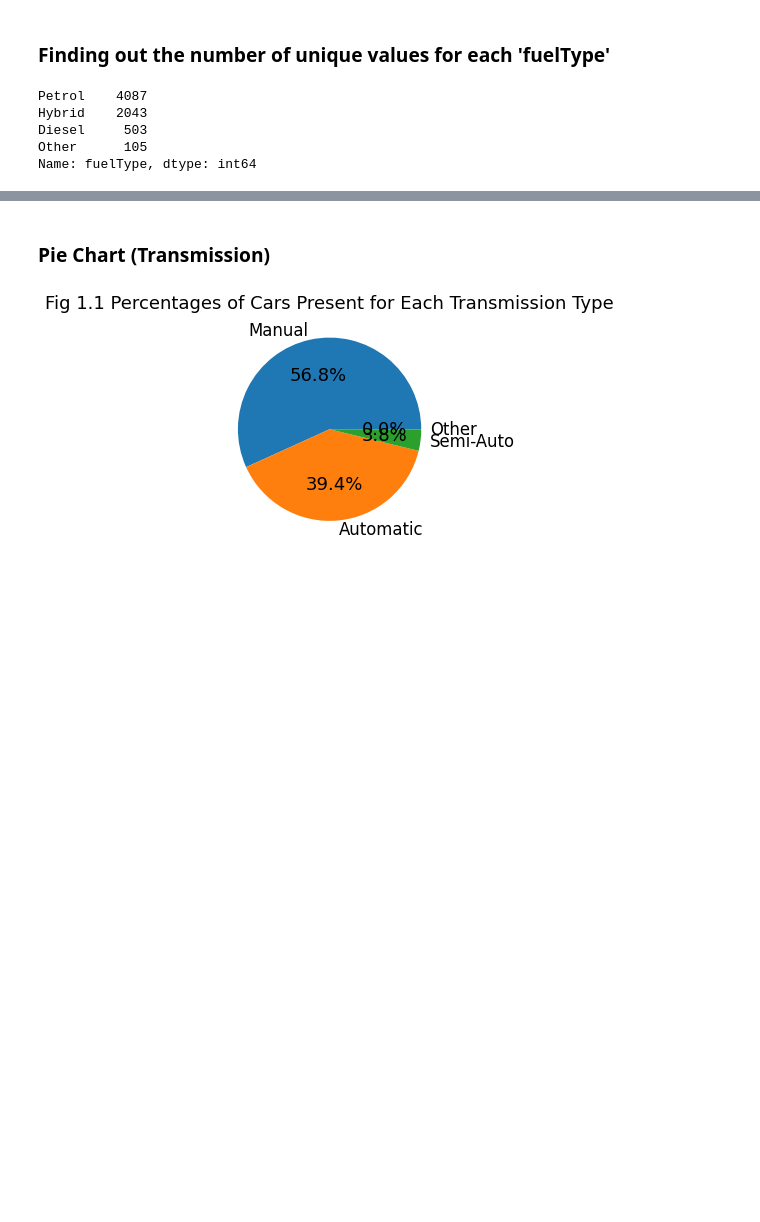
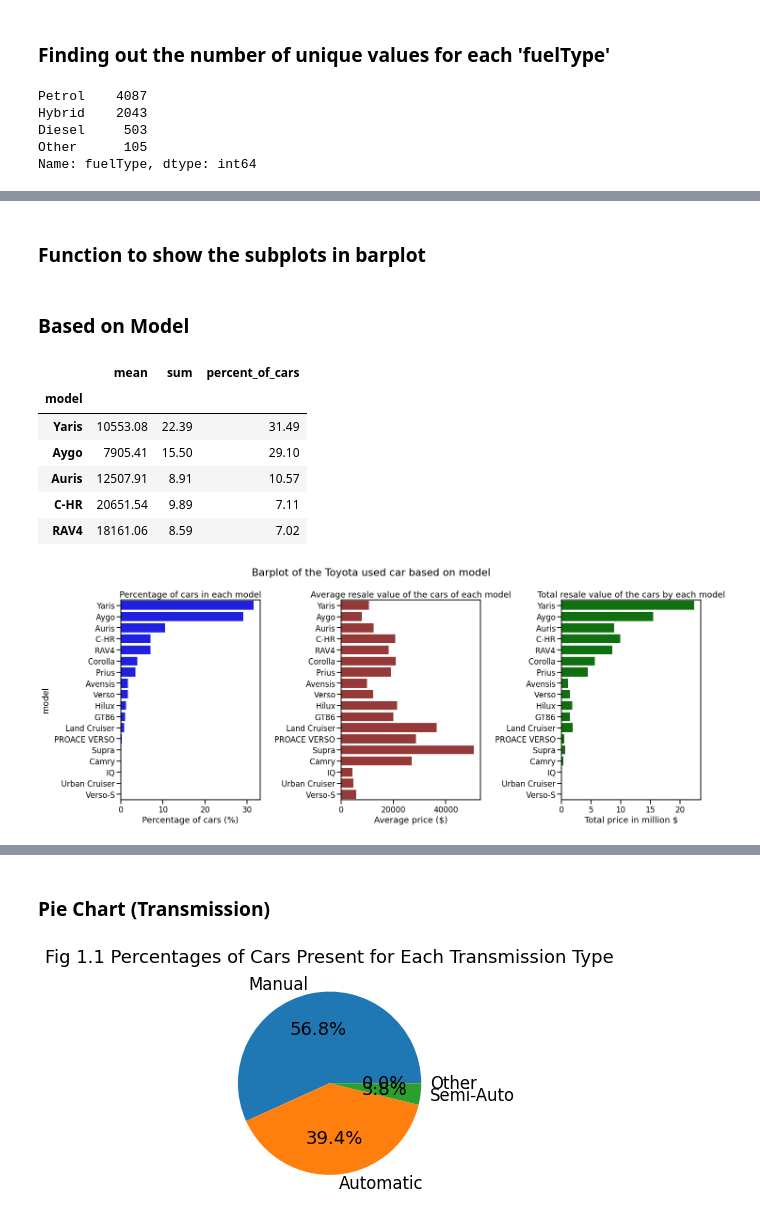
Before and after one commit to Mahsab009/Toyota_Used_Car_Analysis, a Jupyter notebook: Toyota_Used_Car_EDA.ipynb, the cells around one changed output, grey strips where cells are left out. Saved outputs shown, nothing was run; the diff lists cells and outputs as text; code cells hidden in the pictures; blank space fills up the shorter version.

```diff
--- a/Toyota_Used_Car_EDA.ipynb
+++ b/Toyota_Used_Car_EDA.ipynb
@@ -151,0 +226,44 @@ Name: fuelType, dtype: int64
+# %% [markdown]
+### Function to show the subplots in barplot
+# %%
+def categorical_barplot(data , feature , fig_height):
+    plt.figure(figsize=(20, fig_height))
+
+    plt.subplot(1, 3, 1)
+    sns.barplot(x='percent_of_cars', y=data.index, data=data, orient='h', color="blue")
+    plt.title(f"Percentage of cars in each {feature}")
+    plt.xlabel("Percentage of cars (%)")
+    # plt.grid()
+
+    plt.subplot(1, 3, 2)
+    sns.barplot(x='mean', y=data.index, data=data, orient='h', color="brown")
+    plt.title(f"Average resale value of the cars of each {feature}")
+    plt.xlabel("Average price ($)")
+    plt.ylabel("")
+
+    plt.subplot(1, 3, 3)
+    sns.barplot(x='sum', y=data.index, data=data, orient='h', color="green")
+    plt.title(f"Total resale value of the cars by each {feature}")
+    plt.xlabel("Total price in million $")
+    plt.ylabel("")
+
+    plt.suptitle(f"Barplot of the Toyota used car based on {feature}")
+    plt.tight_layout()
+    plt.show()
+# %% [markdown]
+### Based on Model
+# %%
+df_toyota_model = toyota_preprocessing(df , 'model')
+
+display(df_toyota_model.head())
+
+categorical_barplot(df_toyota_model, 'model' , 8)
+# %% [output]
+|  | mean | sum | percent_of_cars |
+| model |  |  |  |
+| Yaris | 10553.08 | 22.39 | 31.49 |
+| Aygo | 7905.41 | 15.50 | 29.10 |
+| Auris | 12507.91 | 8.91 | 10.57 |
+| C-HR | 20651.54 | 9.89 | 7.11 |
+| RAV4 | 18161.06 | 8.59 | 7.02 |
+[figure, added]
```
Also changed, not shown: parts of 11 cells of this notebook.
